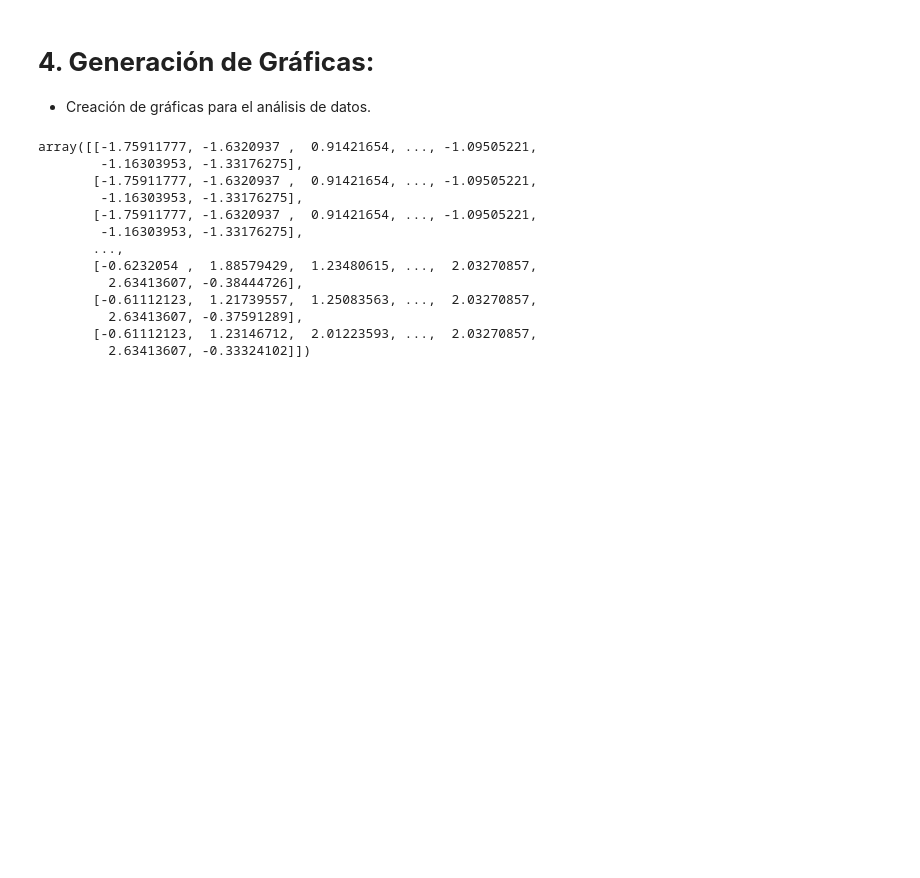
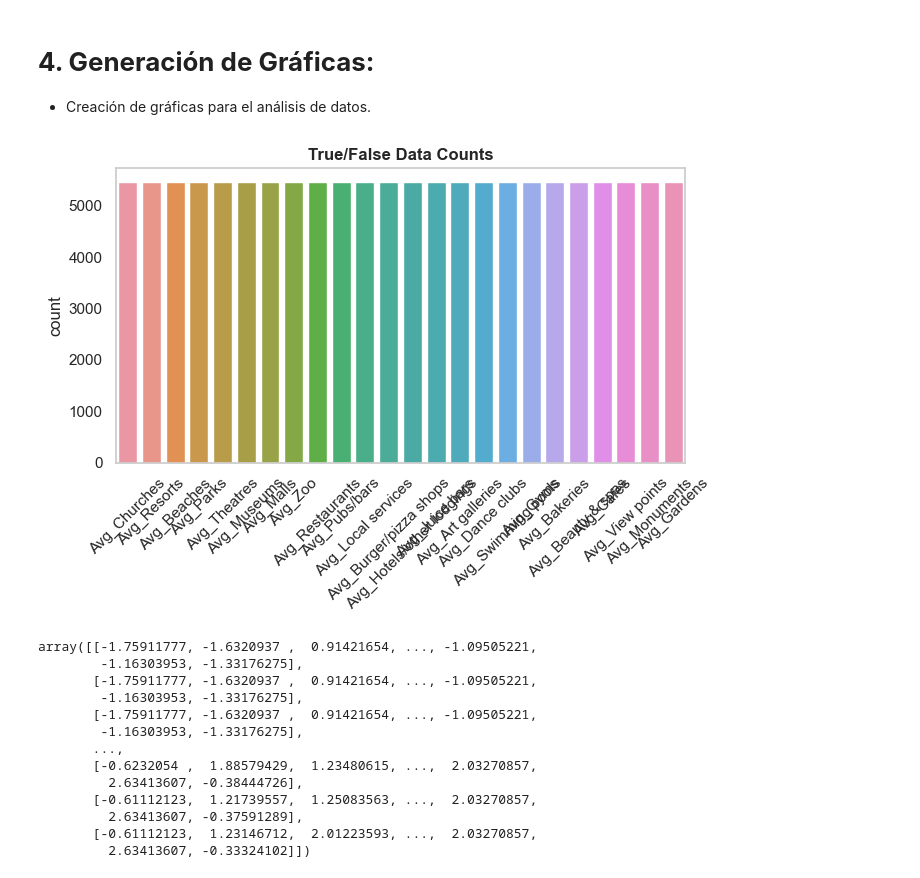
Before and after one commit to gabrielaaguiv5/ProjectI, a Jupyter notebook: notebooks/01_eda_overview.ipynb, the cells around one changed output. Cells and saved outputs as stored; diff of their text form; code cells hidden in the pictures; blank space fills up the shorter version.

```diff
--- a/notebooks/01_eda_overview.ipynb
+++ b/notebooks/01_eda_overview.ipynb
@@ -416,6 +418,19 @@ datos.head(10)
 # **4. Generación de Gráficas:**
 
 *   Creación de gráficas para el análisis de datos.
+# %%
+plt.figure(figsize=(7, 5))
+cmap = sns.color_palette('Set2')
+
+ax = sns.countplot(data=datos)
+ax.yaxis.grid()
+ax.set_title('True/False Data Counts', weight='bold')
+
+plt.xticks(rotation=45)
+plt.tight_layout()
+plt.show()
+# %% [output]
+[figure, added]
 # %%
 # Normalizando datos
 
```
Also changed, not shown: parts of 5 cells of this notebook.
